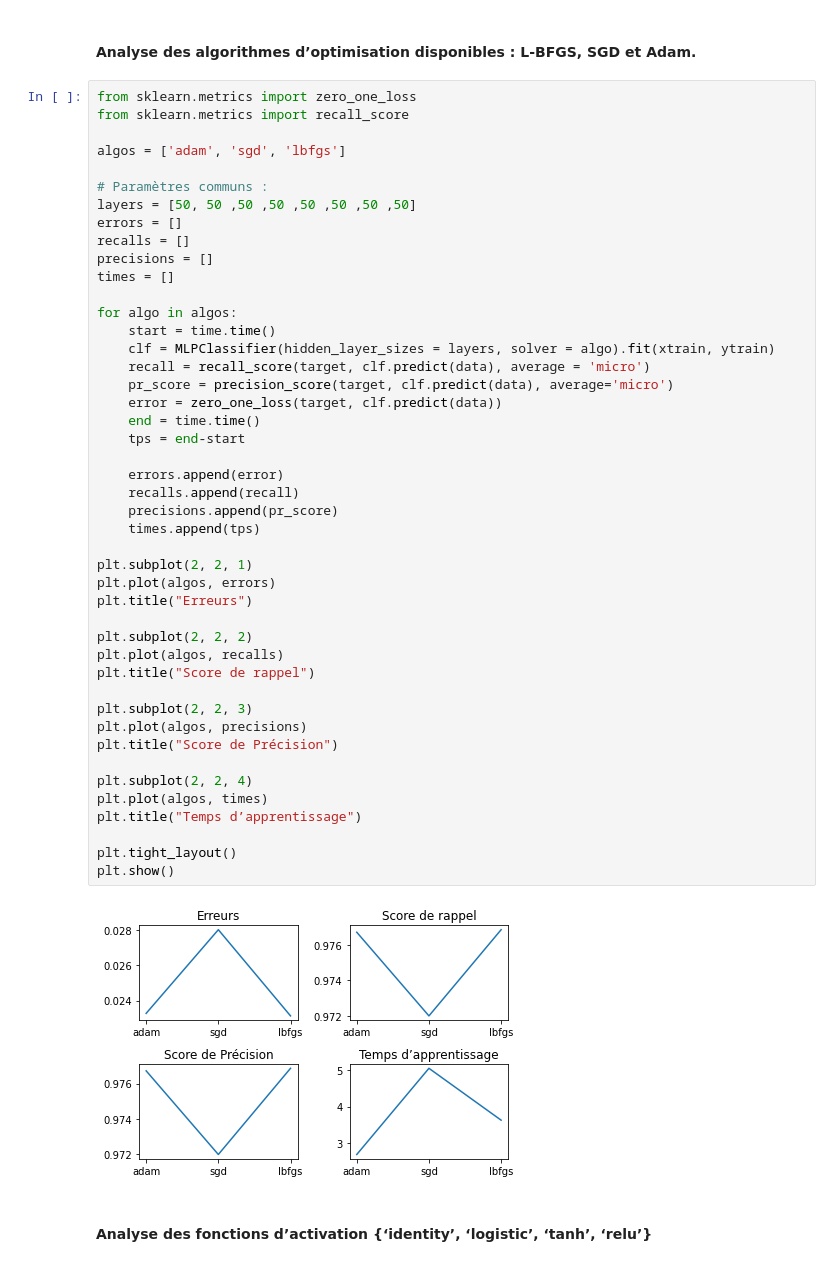
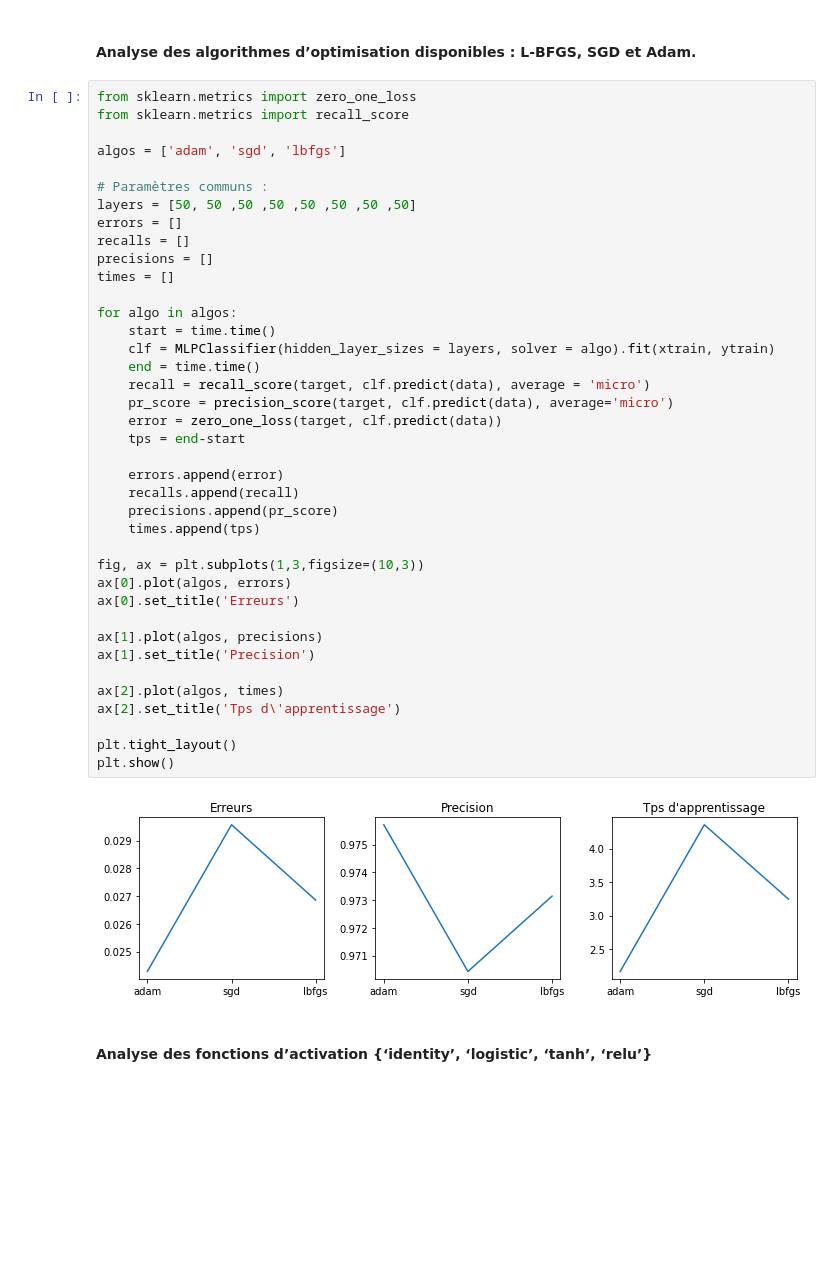
Before and after one commit to LMAGallois/AP_Supervis-, a Jupyter notebook: TP2_ANN.ipynb, the cells around one changed output. Drawn from its saved outputs; the diff is of its cells as text; blank space fills up the shorter version.

```diff
--- a/TP2_ANN.ipynb
+++ b/TP2_ANN.ipynb
@@ -136,48 +130,42 @@ from sklearn.metrics import zero_one_loss
 from sklearn.metrics import recall_score
 
 algos = ['adam', 'sgd', 'lbfgs']
 
 # Paramètres communs :
 layers = [50, 50 ,50 ,50 ,50 ,50 ,50 ,50]
 errors = []
 recalls = []
 precisions = []
 times = []
 
 for algo in algos:
     start = time.time()
     clf = MLPClassifier(hidden_layer_sizes = layers, solver = algo).fit(xtrain, ytrain)
+    end = time.time()
     recall = recall_score(target, clf.predict(data), average = 'micro')
     pr_score = precision_score(target, clf.predict(data), average='micro')
     error = zero_one_loss(target, clf.predict(data))
-    end = time.time()
     tps = end-start
 
     errors.append(error)
     recalls.append(recall)
     precisions.append(pr_score)
     times.append(tps)
 
-plt.subplot(2, 2, 1)
-plt.plot(algos, errors)
-plt.title("Erreurs")
+fig, ax = plt.subplots(1,3,figsize=(10,3))
+ax[0].plot(algos, errors)
+ax[0].set_title('Erreurs')
 
-plt.subplot(2, 2, 2)
-plt.plot(algos, recalls)
-plt.title("Score de rappel")
+ax[1].plot(algos, precisions)
+ax[1].set_title('Precision')
 
-plt.subplot(2, 2, 3)
-plt.plot(algos, precisions)
-plt.title("Score de Précision")
-
-plt.subplot(2, 2, 4)
-plt.plot(algos, times)
-plt.title("Temps d’apprentissage")
+ax[2].plot(algos, times)
+ax[2].set_title('Tps d\'apprentissage')
 
 plt.tight_layout()
 plt.show()
 # %% [output]
-[figure, old version]
+[figure, new version]
 # %% [markdown]
 #### Analyse des fonctions d’activation {‘identity’, ‘logistic’, ‘tanh’, ‘relu’}
 # %%
```
Also changed, not shown: parts of 6 cells of this notebook, 1 other file.
